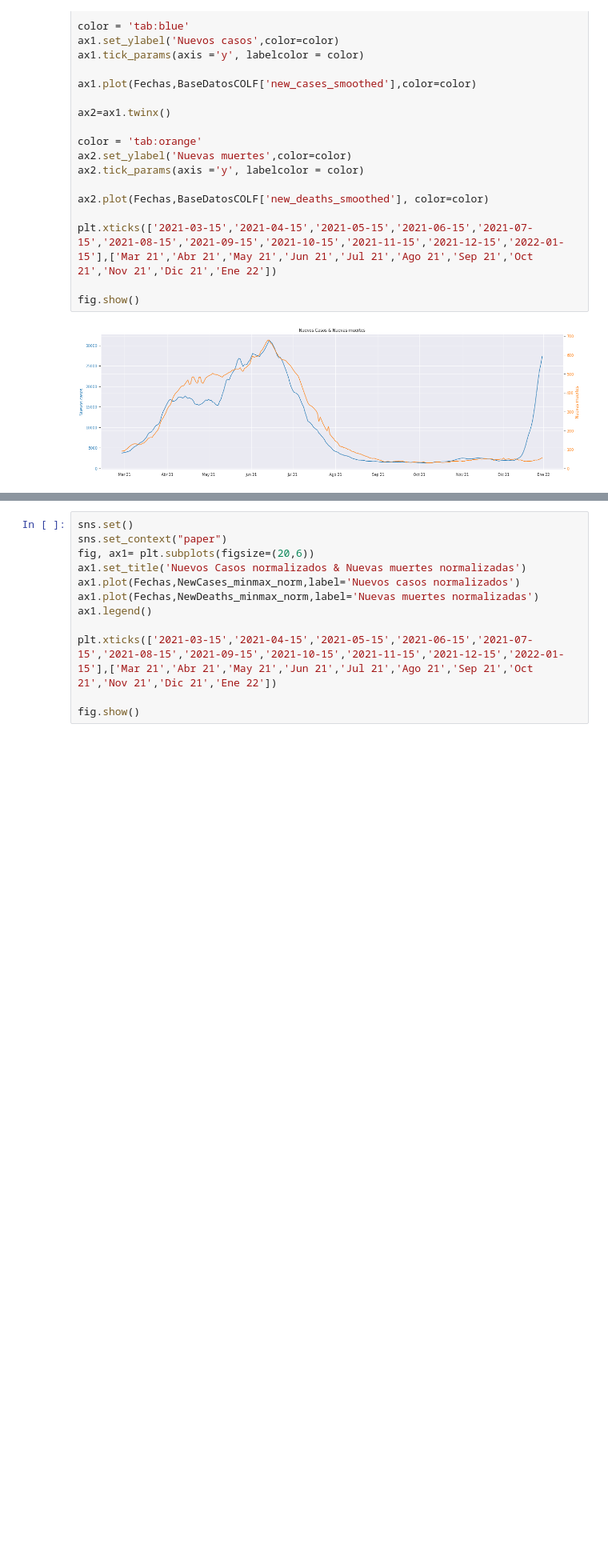
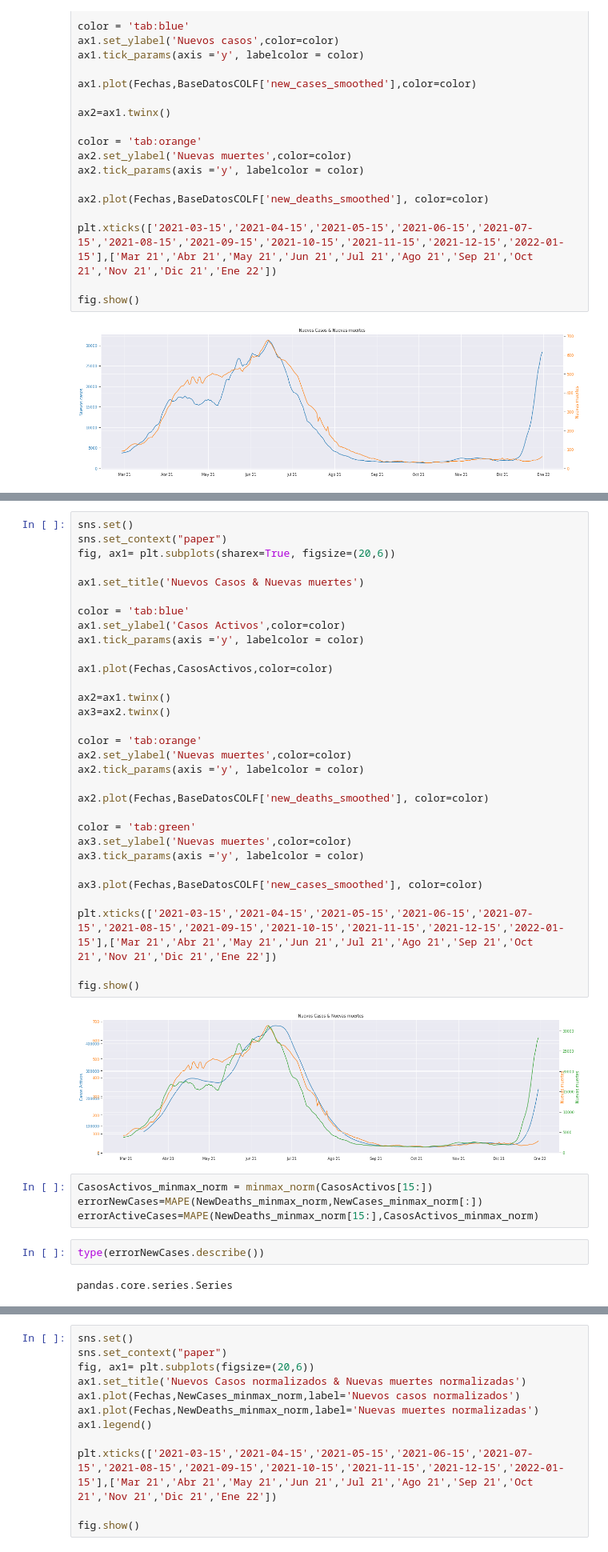
Before and after one commit to davidmorme/Universidad, a Jupyter notebook: Seminario Proyecto de Grado/Base_de_datos_Covid.ipynb, the cells around one changed output, grey strips where cells are left out. Shown at 80% size. Cells and saved outputs as stored; diff of their text form; blank space fills up the shorter version.

```diff
--- a/Seminario Proyecto de Grado/Base_de_datos_Covid.ipynb
+++ b/Seminario Proyecto de Grado/Base_de_datos_Covid.ipynb
@@ -1558,0 +1596,41 @@ fig.show()
+# %%
+sns.set()
+sns.set_context("paper")
+fig, ax1= plt.subplots(sharex=True, figsize=(20,6))
+
+ax1.set_title('Nuevos Casos & Nuevas muertes')
+
+color = 'tab:blue'
+ax1.set_ylabel('Casos Activos',color=color)
+ax1.tick_params(axis ='y', labelcolor = color)
+
+ax1.plot(Fechas,CasosActivos,color=color)
+
+ax2=ax1.twinx()
+ax3=ax2.twinx()
+
+color = 'tab:orange'
+ax2.set_ylabel('Nuevas muertes',color=color)
+ax2.tick_params(axis ='y', labelcolor = color)
+
+ax2.plot(Fechas,BaseDatosCOLF['new_deaths_smoothed'], color=color)
+
+color = 'tab:green'
+ax3.set_ylabel('Nuevas muertes',color=color)
+ax3.tick_params(axis ='y', labelcolor = color)
+
+ax3.plot(Fechas,BaseDatosCOLF['new_cases_smoothed'], color=color)
+
+plt.xticks(['2021-03-15','2021-04-15','2021-05-15','2021-06-15','2021-07-15','2021-08-15','2021-09-15','2021-10-15','2021-11-15','2021-12-15','2022-01-15'],['Mar 21','Abr 21','May 21','Jun 21','Jul 21','Ago 21','Sep 21','Oct 21','Nov 21','Dic 21','Ene 22'])
+
+fig.show()
+# %% [output]
+[figure, added]
+# %%
+CasosActivos_minmax_norm = minmax_norm(CasosActivos[15:])
+errorNewCases=MAPE(NewDeaths_minmax_norm,NewCases_minmax_norm[:])
+errorActiveCases=MAPE(NewDeaths_minmax_norm[15:],CasosActivos_minmax_norm)
+# %%
+type(errorNewCases.describe())
+# %% [output]
+pandas.core.series.Series
```
Also changed, not shown: parts of 16 cells of this notebook.
